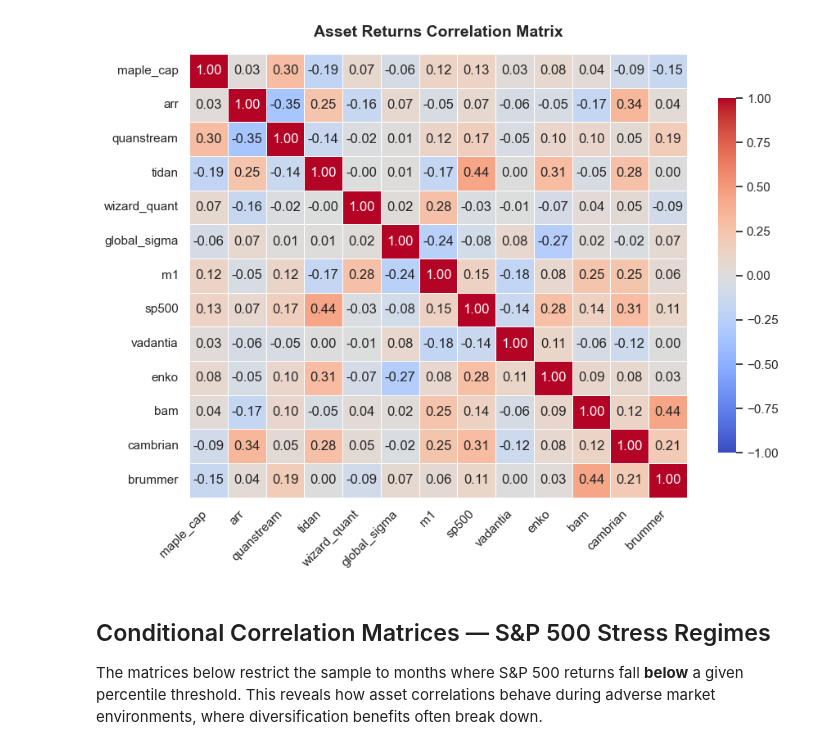
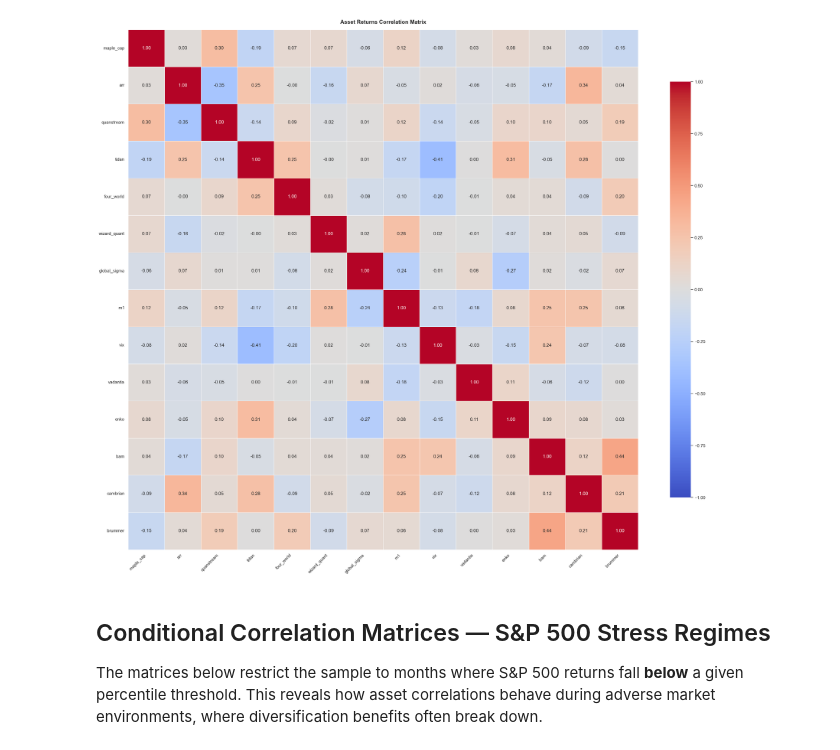
Before and after one commit to arthurdhonneur7/athenee_hf_portfolio, a Jupyter notebook: correlation_analysis.ipynb, the cells around one changed output. Saved outputs shown, nothing was run; the diff lists cells and outputs as text; code cells hidden in the pictures.

Commit message:
adding more funds coban and capstone

```diff
--- a/correlation_analysis.ipynb
+++ b/correlation_analysis.ipynb
@@ -8,8 +8,10 @@ import pandas as pd
 df = pd.read_csv('./data/concat_hf_data.csv', parse_dates=True).set_index('date')
 df.index = pd.to_datetime(df.index)
 
-# df = df.drop(columns=['arr', 'm1', 'tidan', 'bam'], axis=1)
-df = df.drop(columns=['four_world'], axis=1)
+cols_to_drop = [c for c in df.columns if c.startswith('coban_') or c == 'sp500']
+df = df.drop(columns=cols_to_drop, axis=1)
+# cols_to_keep = [c for c in df.columns if c.startswith('coban_') or c == 'sp500']
+# df = df[cols_to_keep]
 # df = df[['bam', 'four_world', 'quanstream', 'm1', 'vadantia', 'sp500', 'arr']]
 # 2. Compute the correlation matrix
 # 'min_periods' ensures we have at least N overlapping data points
@@ -31,39 +33,39 @@ sns.set_theme()
 # corr_matrix = mock_data.corr()
 
 # 2. Set up the matplotlib figure
-plt.figure(figsize=(9, 7))
+plt.figure(figsize=(24, 20))
 
 # 3. Create a mask to hide the upper triangle (optional, but cleaner)
 # mask = np.triu(np.ones_like(corr_matrix, dtype=bool))
 
 # 4. Generate a custom diverging colormap (Coolwarm is great for correlations)
 # It maps -1 to deep blue, 0 to white/gray, and +1 to deep red
 cmap = sns.diverging_palette(230, 20, as_cmap=True)
 
 # 5. Draw the heatmap
 sns.heatmap(
     corr_matrix,
     # mask=mask,          # Applies the upper-triangle mask
     cmap='coolwarm',    # Good color scale for -1 to 1 ranges
     vmax=1.0,           # Anchor the maximum value of the scale
     vmin=-1.0,          # Anchor the minimum value of the scale
     center=0,           # Center the colorbar at 0
     annot=True,         # Write the correlation numbers inside the squares
     fmt=".2f",          # Limit numbers to 2 decimal places
     linewidths=0.5,     # Add thin lines between the squares
     cbar_kws={"shrink": 0.8} # Slightly shrink the colorbar so it fits nicely
 )
 
 plt.title('Asset Returns Correlation Matrix', fontsize=14, fontweight='bold', pad=15)
 plt.xticks(rotation=45, ha='right') # Rotate asset labels so they don't overlap
 plt.yticks(rotation=0)
 
 # 6. Show or save the plot
 plt.tight_layout()
 plt.show()
 # plt.savefig('correlation_heatmap.png', dpi=300) # Uncomment to save
 # %% [output]
-[figure, old version]
+[figure, new version]
 # %% [markdown]
 ## Conditional Correlation Matrices — S&P 500 Stress Regimes
 
```
Also changed, not shown: parts of 11 cells of this notebook, 12 other files.
